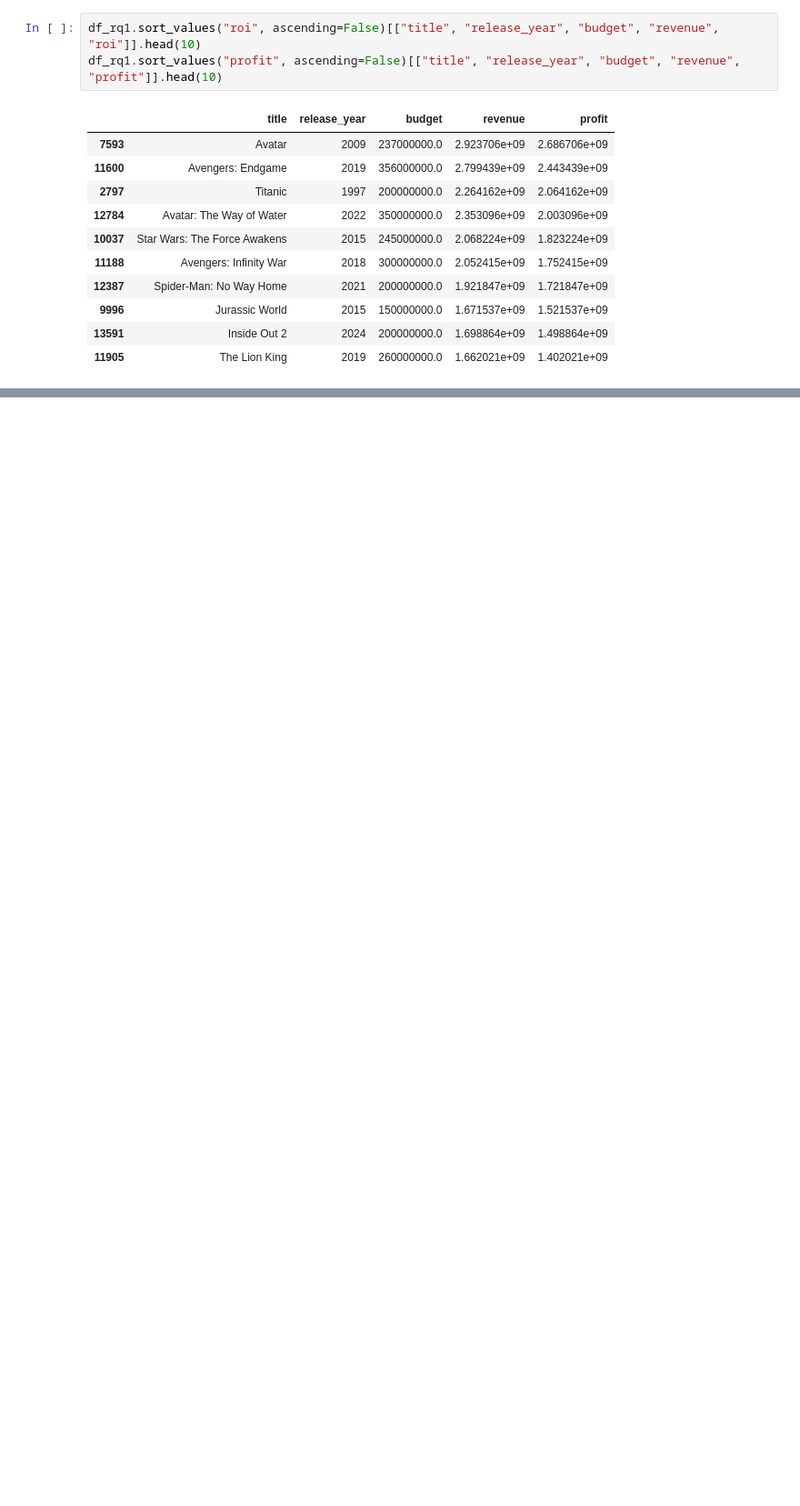
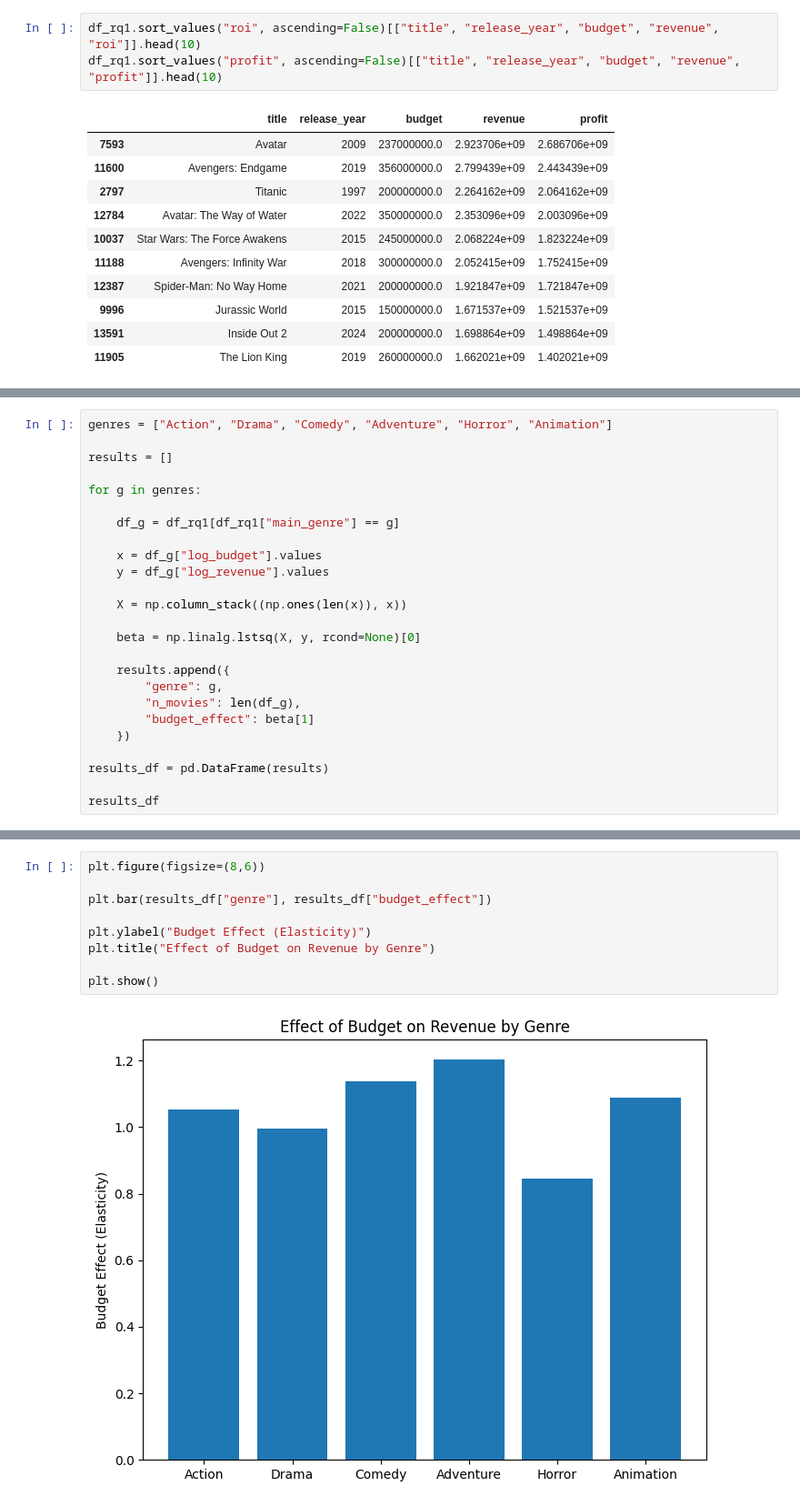
Before and after one commit to Babayaga069/ds_project, a Jupyter notebook: Questions/Q1/analyse.ipynb, the cells around one changed output, grey strips where cells are left out. Shown at 91% size. Drawn from its saved outputs; the diff is of its cells as text; blank space fills up the shorter version.

```diff
--- a/Questions/Q1/analyse.ipynb
+++ b/Questions/Q1/analyse.ipynb
@@ -99,0 +139,25 @@ df_rq1.sort_values("profit", ascending=False)[["title", "release_year", "budget"
+# %%
+genres = ["Action", "Drama", "Comedy", "Adventure", "Horror", "Animation"]
+
+results = []
+
+for g in genres:
+
+    df_g = df_rq1[df_rq1["main_genre"] == g]
+
+    x = df_g["log_budget"].values
+    y = df_g["log_revenue"].values
+
+    X = np.column_stack((np.ones(len(x)), x))
+
+    beta = np.linalg.lstsq(X, y, rcond=None)[0]
+
+    results.append({
+        "genre": g,
+        "n_movies": len(df_g),
+        "budget_effect": beta[1]
+    })
+
+results_df = pd.DataFrame(results)
+
+results_df
@@ -99,0 +172,11 @@ df_rq1.sort_values("profit", ascending=False)[["title", "release_year", "budget"
+# %%
+plt.figure(figsize=(8,6))
+
+plt.bar(results_df["genre"], results_df["budget_effect"])
+
+plt.ylabel("Budget Effect (Elasticity)")
+plt.title("Effect of Budget on Revenue by Genre")
+
+plt.show()
+# %% [output]
+[figure, added]
```
Also changed, not shown: parts of 15 cells of this notebook, 8 other files.
